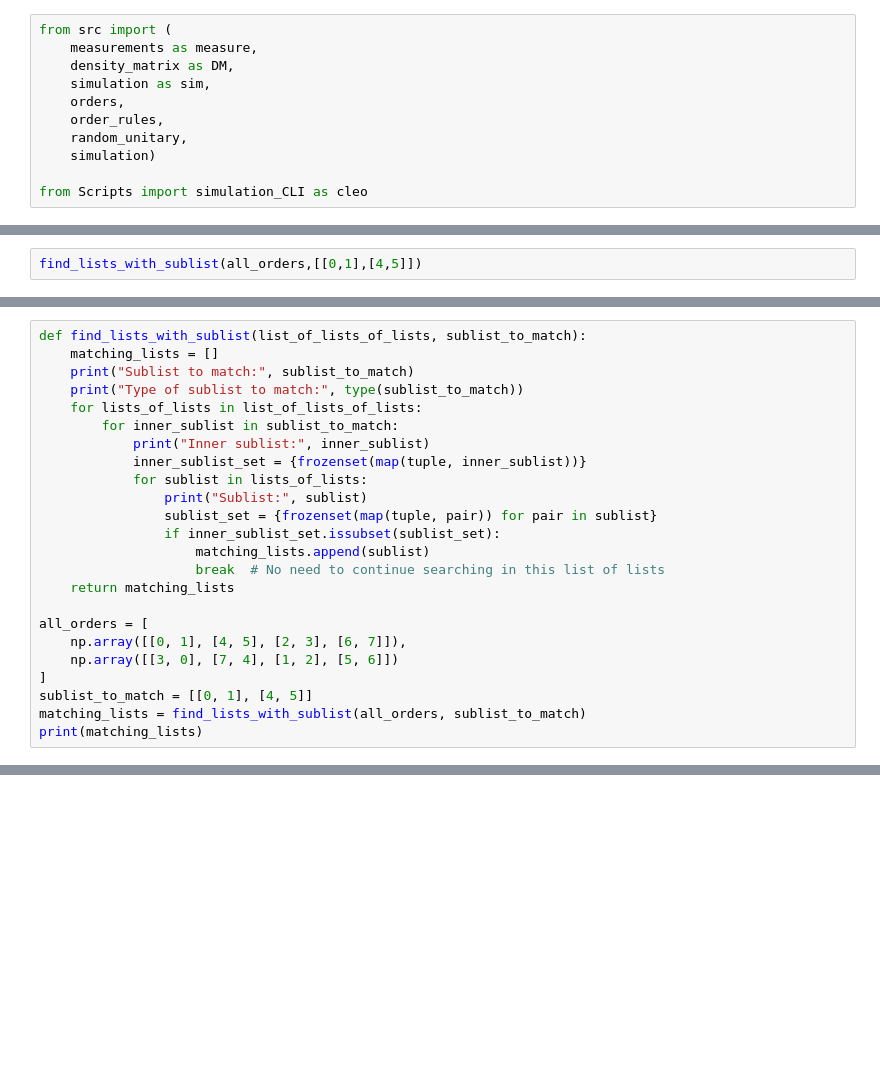
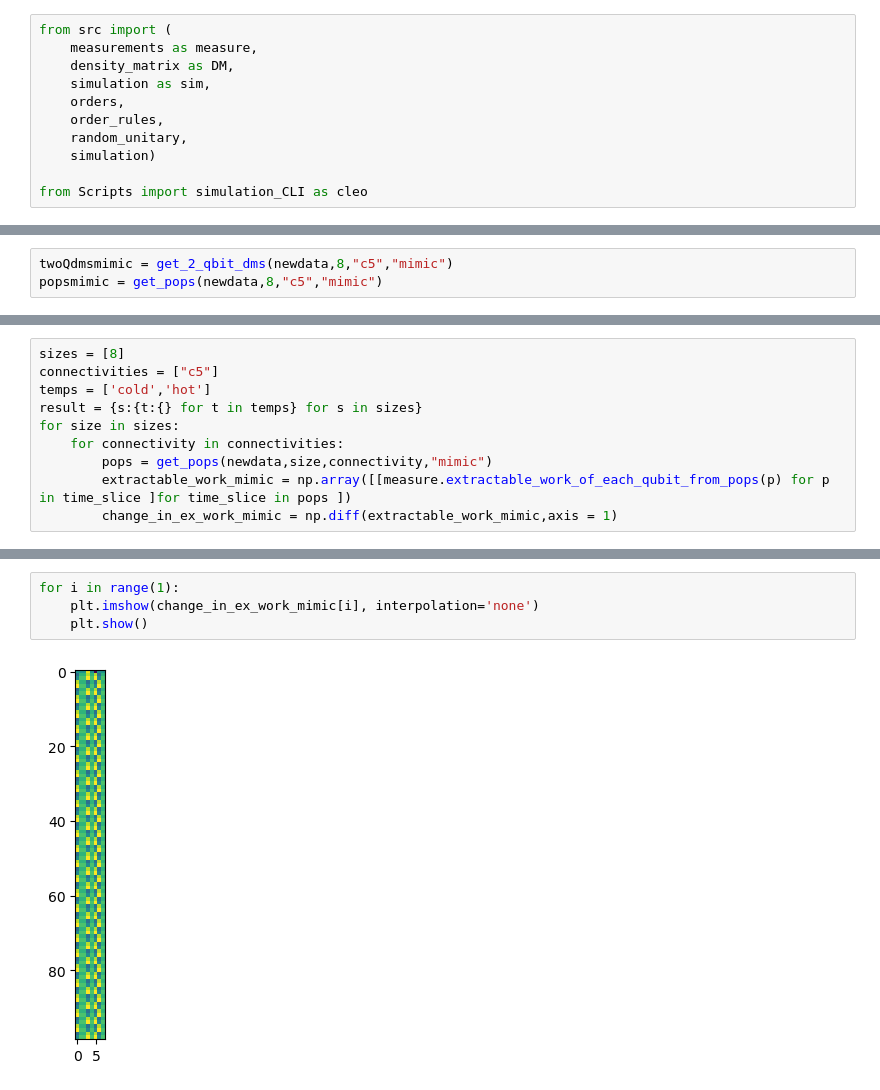
Before and after one commit to jacksonhenry3/Qnibble, a Jupyter notebook: Notebooks/Mimic_Rule.ipynb, the cells around one changed output, grey strips where cells are left out. Cells and saved outputs as stored; diff of their text form; blank space fills up the shorter version.

Commit message:
mimic rule added
2Q mimic rule added to the set of update rules

```diff
--- a/Notebooks/Mimic_Rule.ipynb
+++ b/Notebooks/Mimic_Rule.ipynb
@@ -209,2 +123,3 @@ for element in suborder:
 # %%
-find_lists_with_sublist(all_orders,[[0,1],[4,5]])
+twoQdmsmimic = get_2_qbit_dms(newdata,8,"c5","mimic")
+popsmimic = get_pops(newdata,8,"c5","mimic")
@@ -213,24 +126,10 @@ TypeError: 'numpy.int64' object is not iterable
 # %%
-def find_lists_with_sublist(list_of_lists_of_lists, sublist_to_match):
-    matching_lists = []
-    print("Sublist to match:", sublist_to_match)
-    print("Type of sublist to match:", type(sublist_to_match))
-    for lists_of_lists in list_of_lists_of_lists:
-        for inner_sublist in sublist_to_match:
-            print("Inner sublist:", inner_sublist)
-            inner_sublist_set = {frozenset(map(tuple, inner_sublist))}
-            for sublist in lists_of_lists:
-                print("Sublist:", sublist)
-                sublist_set = {frozenset(map(tuple, pair)) for pair in sublist}
-                if inner_sublist_set.issubset(sublist_set):
-                    matching_lists.append(sublist)
-                    break  # No need to continue searching in this list of lists
-    return matching_lists
-
-all_orders = [
-    np.array([[0, 1], [4, 5], [2, 3], [6, 7]]),
-    np.array([[3, 0], [7, 4], [1, 2], [5, 6]])
-]
-sublist_to_match = [[0, 1], [4, 5]]
-matching_lists = find_lists_with_sublist(all_orders, sublist_to_match)
-print(matching_lists)
+sizes = [8]
+connectivities = ["c5"]
+temps = ['cold','hot']
+result = {s:{t:{} for t in temps} for s in sizes}
+for size in sizes:
+    for connectivity in connectivities:
+        pops = get_pops(newdata,size,connectivity,"mimic")
+        extractable_work_mimic = np.array([[measure.extractable_work_of_each_qubit_from_pops(p) for p in time_slice ]for time_slice in pops ])
+        change_in_ex_work_mimic = np.diff(extractable_work_mimic,axis = 1)
@@ -335,0 +142,6 @@ def mimic(past_order, prev_pops, pops, connectivity, sub_unitary):
+# %%
+for i in range(1):
+    plt.imshow(change_in_ex_work_mimic[i], interpolation='none')
+    plt.show()
+# %% [output]
+[figure, added]
```
Also changed, not shown: parts of 27 cells of this notebook, 3 other files.
